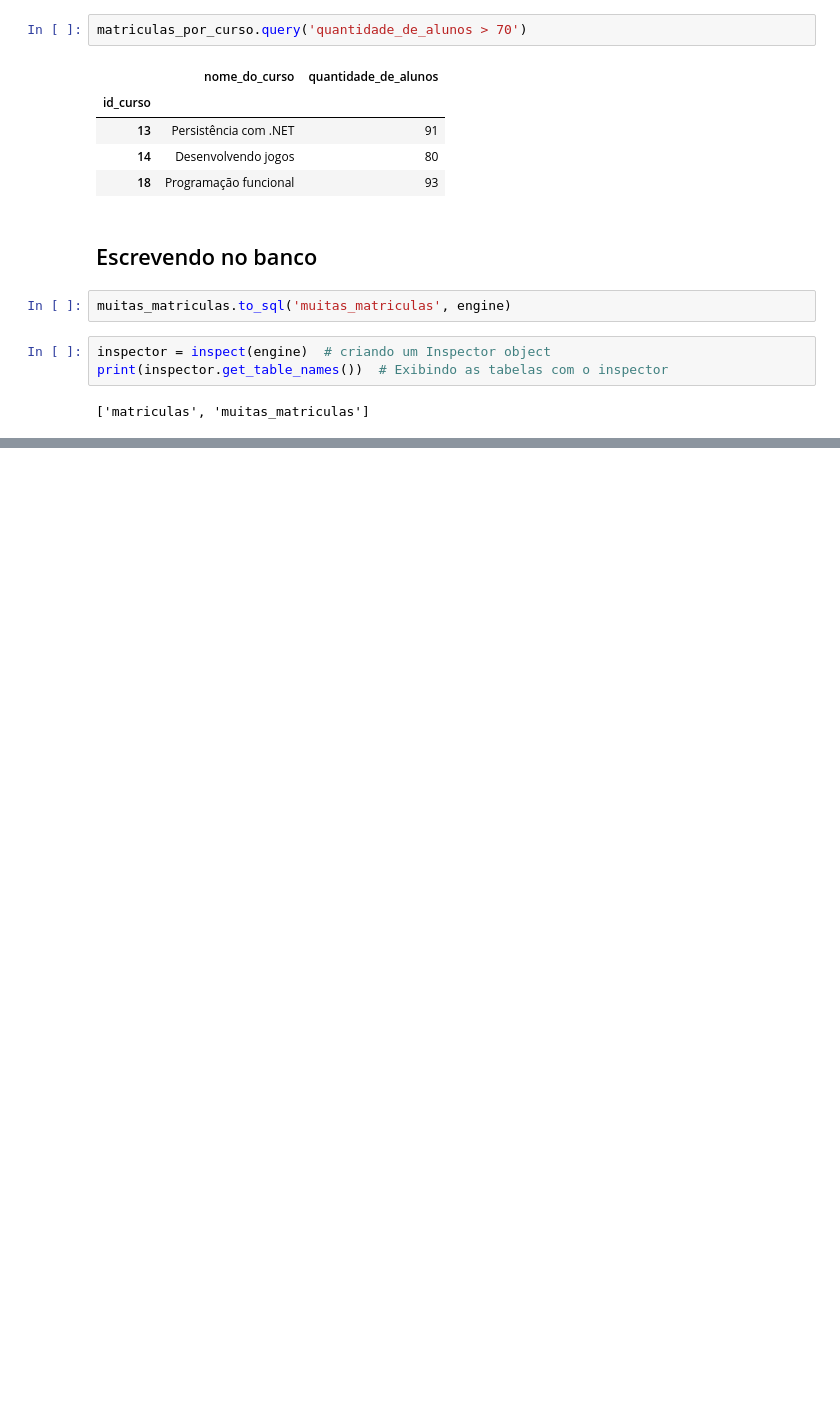
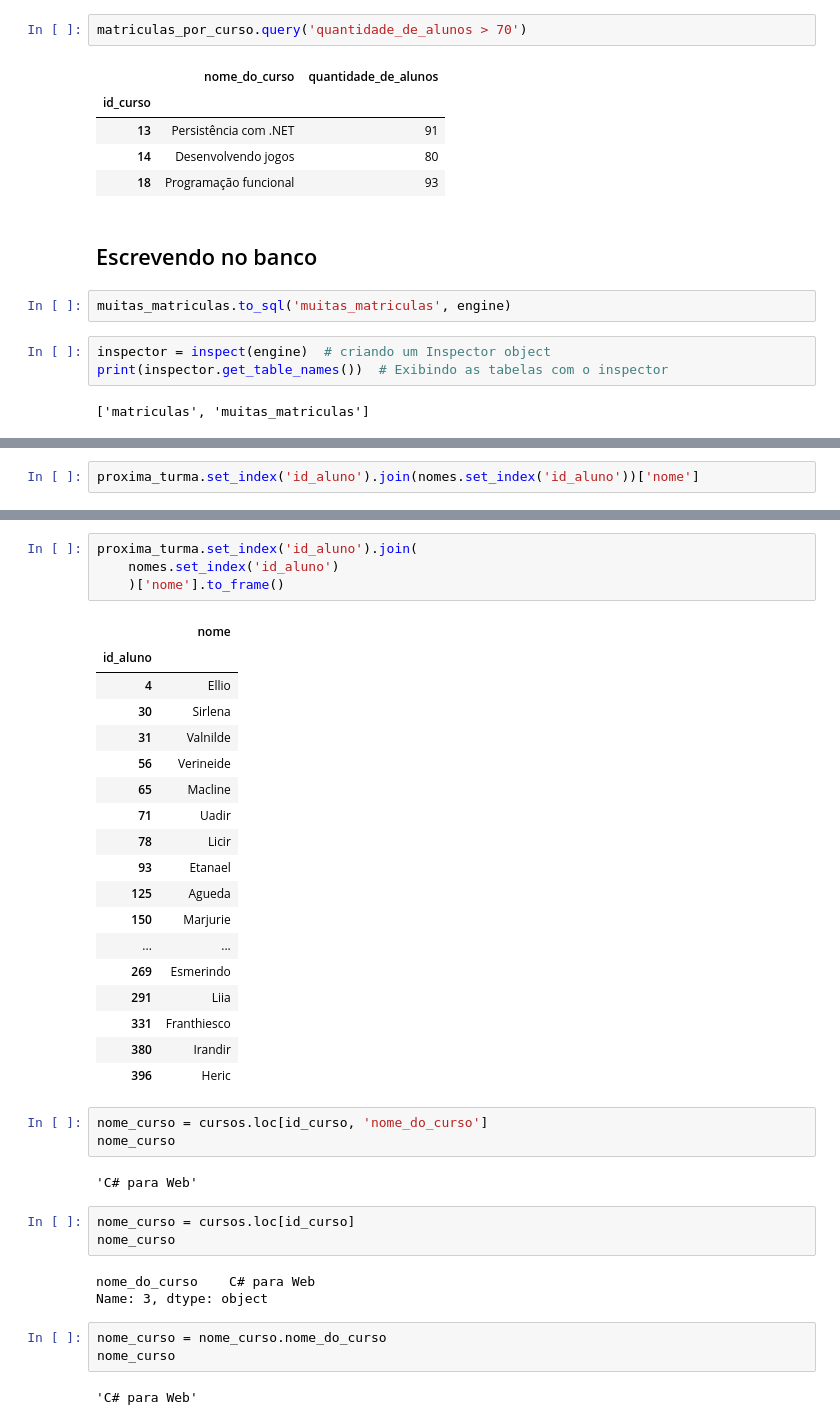
Before and after one commit to josenaldo/alura-ds1-pandas-formatos-diferentes-de-entrada-e-saida-io, a Jupyter notebook: notebook/pandas-io.ipynb, the cells around one changed output, grey strips where cells are left out. Drawn from its saved outputs; the diff is of its cells as text; blank space fills up the shorter version.

```diff
--- a/notebook/pandas-io.ipynb
+++ b/notebook/pandas-io.ipynb
@@ -609,0 +666,2 @@ print(inspector.get_table_names())  # Exibindo as tabelas com o inspector
+# %%
+proxima_turma.set_index('id_aluno').join(nomes.set_index('id_aluno'))['nome']
@@ -609,0 +686,39 @@ print(inspector.get_table_names())  # Exibindo as tabelas com o inspector
+# %%
+proxima_turma.set_index('id_aluno').join(
+    nomes.set_index('id_aluno')
+    )['nome'].to_frame()
+# %% [output]
+|  | nome |
+| id_aluno |  |
+| 4 | Ellio |
+| 30 | Sirlena |
+| 31 | Valnilde |
+| 56 | Verineide |
+| 65 | Macline |
+| 71 | Uadir |
+| 78 | Licir |
+| 93 | Etanael |
+| 125 | Agueda |
+| 150 | Marjurie |
+| ... | ... |
+| 269 | Esmerindo |
+| 291 | Liia |
+| 331 | Franthiesco |
+| 380 | Irandir |
+| 396 | Heric |
+# %%
+nome_curso = cursos.loc[id_curso, 'nome_do_curso']
+nome_curso
+# %% [output]
+'C# para Web'
+# %%
+nome_curso = cursos.loc[id_curso]
+nome_curso
+# %% [output]
+nome_do_curso    C# para Web
+Name: 3, dtype: object
+# %%
+nome_curso = nome_curso.nome_do_curso
+nome_curso
+# %% [output]
+'C# para Web'
```
Also changed, not shown: parts of 24 cells of this notebook, 1 other file.
